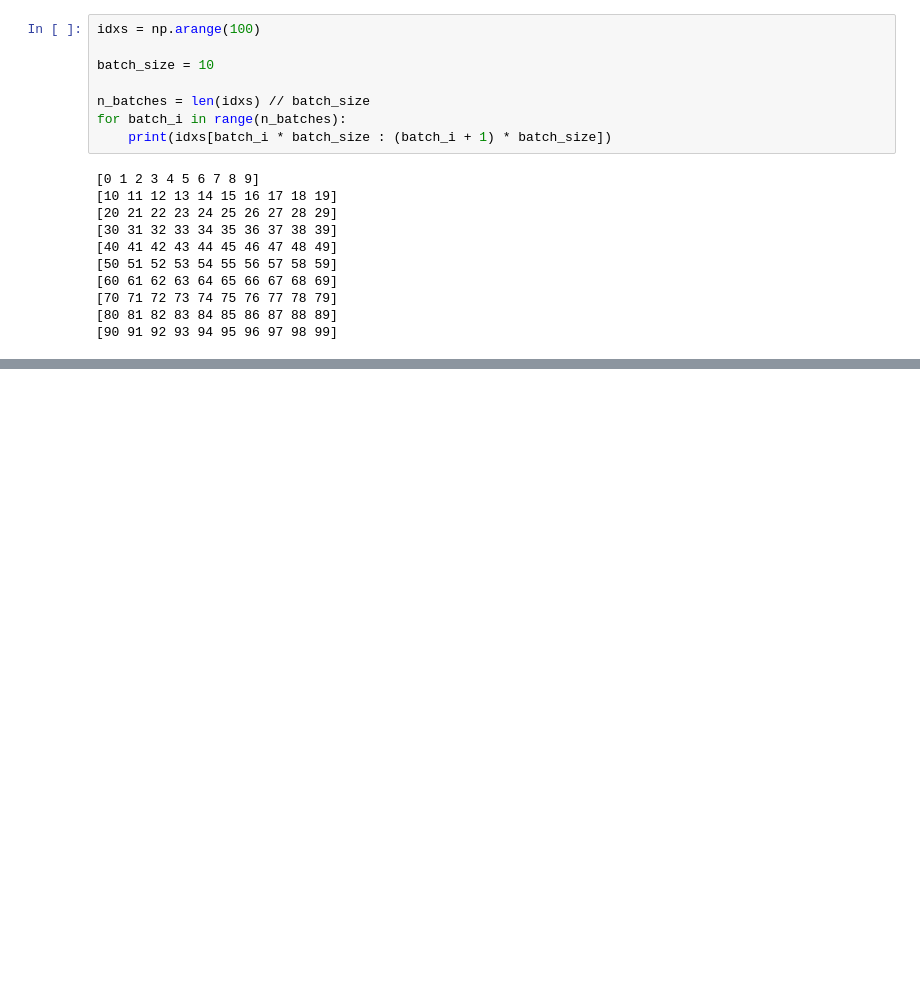
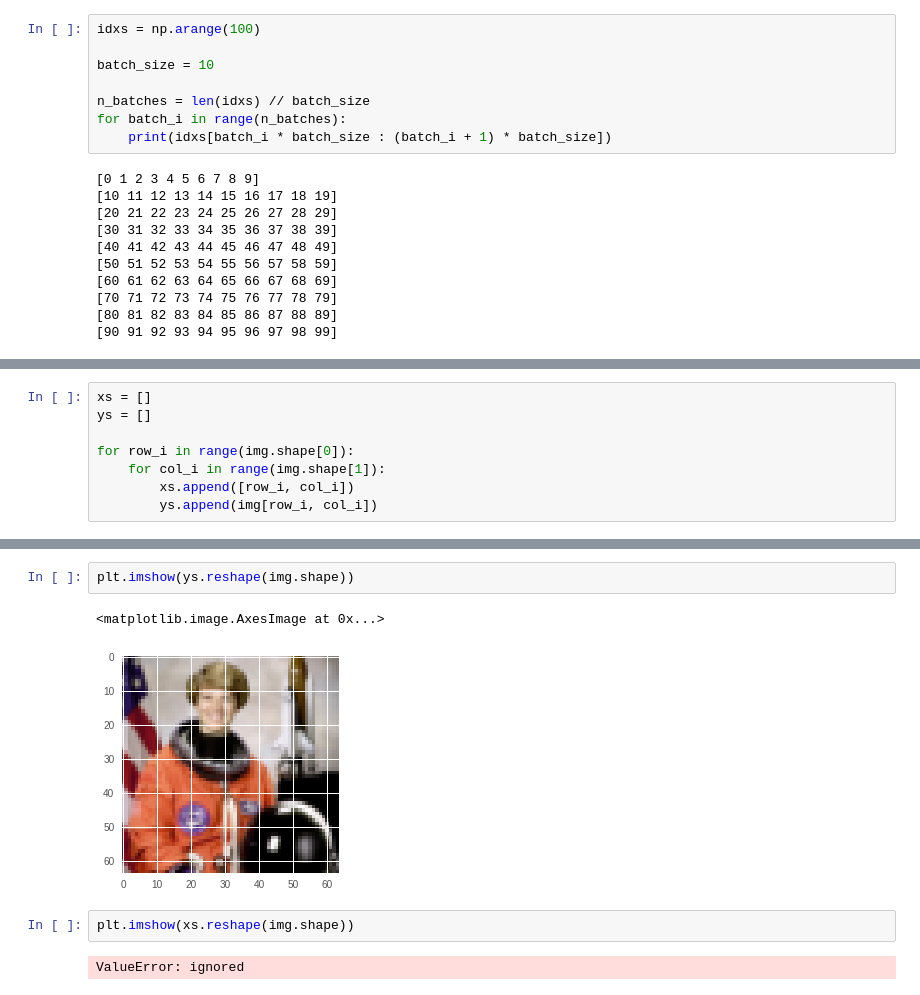
Before and after one commit to JacksonIsaac/kadenze-deeplearning-creative-applications, a Jupyter notebook: Kadenze_Session_2.ipynb, the cells around one changed output, grey strips where cells are left out. Drawn from its saved outputs; the diff is of its cells as text; blank space fills up the shorter version.

```diff
--- a/Kadenze_Session_2.ipynb
+++ b/Kadenze_Session_2.ipynb
@@ -172,0 +183,8 @@ for batch_i in range(n_batches):
+# %%
+xs = []
+ys = []
+
+for row_i in range(img.shape[0]):
+    for col_i in range(img.shape[1]):
+        xs.append([row_i, col_i])
+        ys.append(img[row_i, col_i])
@@ -172,0 +202,9 @@ for batch_i in range(n_batches):
+# %%
+plt.imshow(ys.reshape(img.shape))
+# %% [output]
+<matplotlib.image.AxesImage at 0x...>
+[figure, added]
+# %%
+plt.imshow(xs.reshape(img.shape))
+# %% [output]
+ValueError: ignored
```
Also changed, not shown: parts of 10 cells of this notebook.
